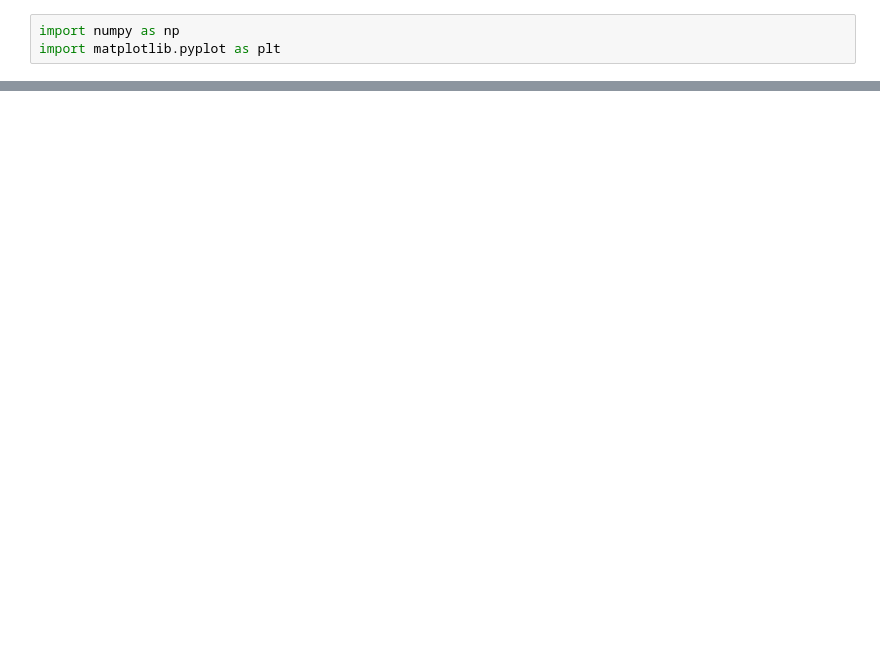
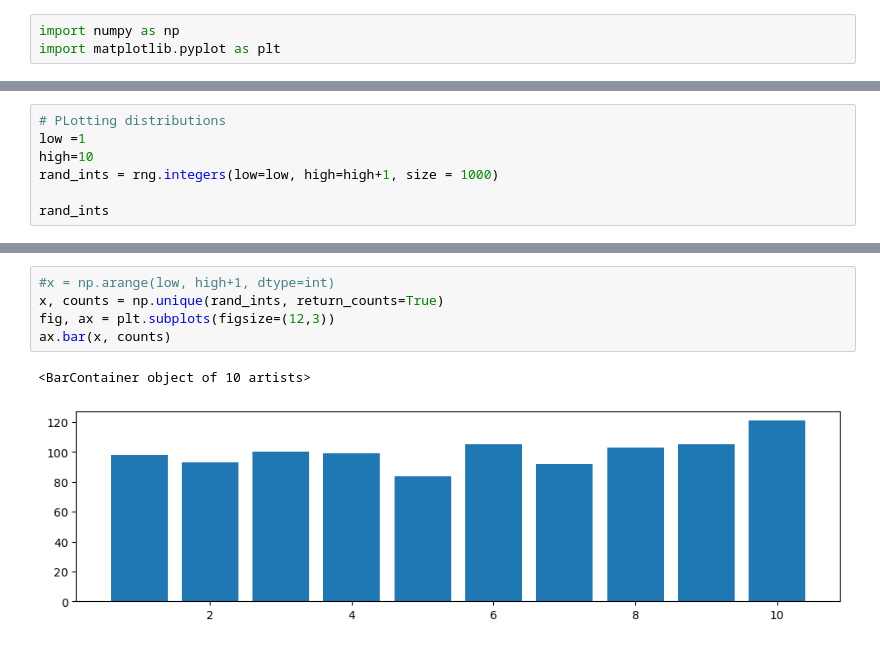
Before and after one commit to Eilis9/Fund_DA, a Jupyter notebook: lecture.ipynb, the cells around one changed output, grey strips where cells are left out. Drawn from its saved outputs; the diff is of its cells as text; blank space fills up the shorter version.

```diff
--- a/lecture.ipynb
+++ b/lecture.ipynb
@@ -42,0 +40,7 @@ array([12, 11, 10, 18, 13, 15, 17, 10, 17, 19, 12, 10, 11, 14, 15],
+# %%
+# PLotting distributions
+low =1
+high=10
+rand_ints = rng.integers(low=low, high=high+1, size = 1000)
+
+rand_ints
@@ -42,0 +73,8 @@ array([12, 11, 10, 18, 13, 15, 17, 10, 17, 19, 12, 10, 11, 14, 15],
+# %%
+#x = np.arange(low, high+1, dtype=int)
+x, counts = np.unique(rand_ints, return_counts=True)
+fig, ax = plt.subplots(figsize=(12,3))
+ax.bar(x, counts)
+# %% [output]
+<BarContainer object of 10 artists>
+[figure, added]
```
Also changed, not shown: parts of 13 cells of this notebook, 2 other files.
